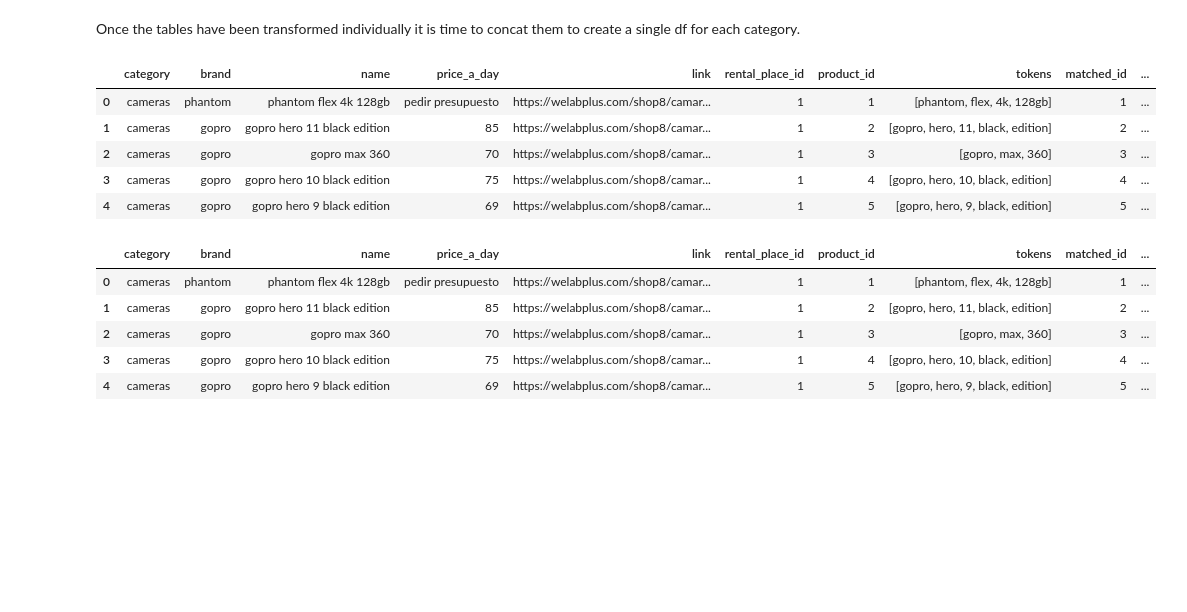
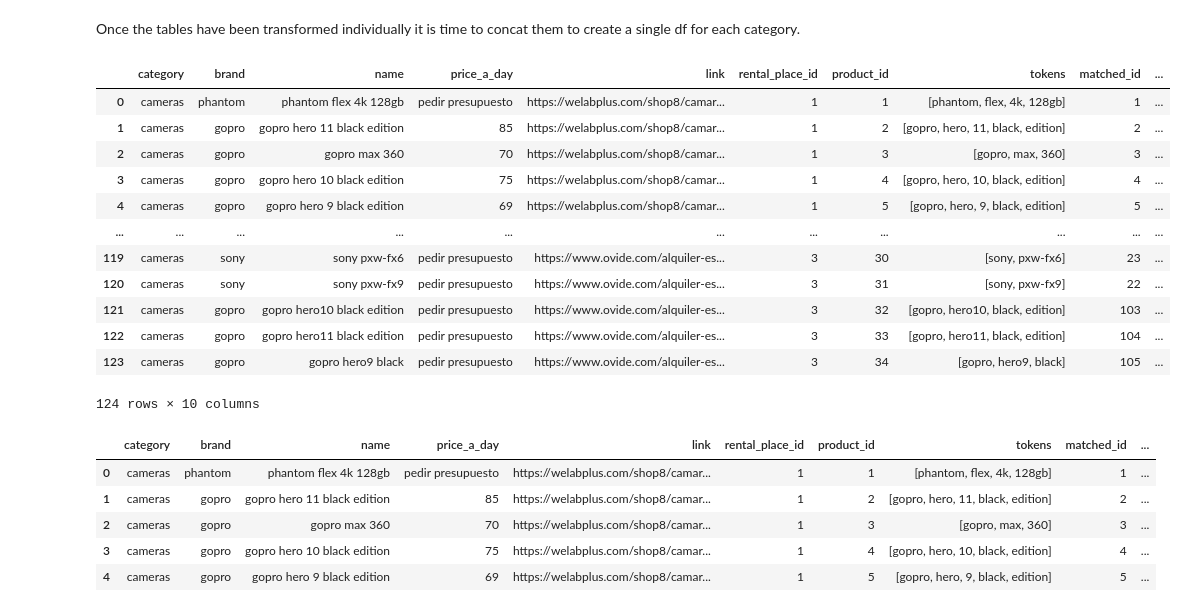
Before and after one commit to LeoBulcsu/finalproject, a Jupyter notebook: notebooks/data_transformation.ipynb, the cells around one changed output. Saved outputs shown, nothing was run; the diff lists cells and outputs as text; code cells hidden in the pictures; blank space fills up the shorter version.

```diff
--- a/notebooks/data_transformation.ipynb
+++ b/notebooks/data_transformation.ipynb
@@ -21,7 +21,7 @@ ov_lights = pd.read_json('../data/OVIDE/ovide_lights.json')
 ov_lenses = pd.read_json('../data/OVIDE/ovide_lenses.json')
 ov_audio = pd.read_json('../data/OVIDE/ovide_audio.json')
 # %%
-rental_places = pd.read_json('../data/rental_places.json')
+rental_places = pd.read_json('../data/CLEAN/rental_places.json')
 # %% [markdown]
 ### TRANSFORMATION
 # %%
@@ -147,14 +147,21 @@ lens_rental_df = pd.concat([wl_lens_3, rc_lenses_3, ov_lenses_3], ignore_index=T
 audio_rental_df = pd.concat([wl_audio_3, ov_audio_3], ignore_index=True)
 lights_rental_df = pd.concat([wl_lights_3, ov_lights_3], ignore_index=True)
 # %%
-camera_rental_df.head()
+camera_rental_df
 # %% [output]
 |  | category | brand | name | price_a_day | link | rental_place_id | product_id | tokens | matched_id | ... |
 | 0 | cameras | phantom | phantom flex 4k 128gb | pedir presupuesto | https://welabplus.com/shop8/camar... | 1 | 1 | [phantom, flex, 4k, 128gb] | 1 | ... |
 | 1 | cameras | gopro | gopro hero 11 black edition | 85 | https://welabplus.com/shop8/camar... | 1 | 2 | [gopro, hero, 11, black, edition] | 2 | ... |
 | 2 | cameras | gopro | gopro max 360 | 70 | https://welabplus.com/shop8/camar... | 1 | 3 | [gopro, max, 360] | 3 | ... |
 | 3 | cameras | gopro | gopro hero 10 black edition | 75 | https://welabplus.com/shop8/camar... | 1 | 4 | [gopro, hero, 10, black, edition] | 4 | ... |
 | 4 | cameras | gopro | gopro hero 9 black edition | 69 | https://welabplus.com/shop8/camar... | 1 | 5 | [gopro, hero, 9, black, edition] | 5 | ... |
+| ... | ... | ... | ... | ... | ... | ... | ... | ... | ... | ... |
+| 119 | cameras | sony | sony pxw-fx6 | pedir presupuesto | https://www.ovide.com/alquiler-es... | 3 | 30 | [sony, pxw-fx6] | 23 | ... |
+| 120 | cameras | sony | sony pxw-fx9 | pedir presupuesto | https://www.ovide.com/alquiler-es... | 3 | 31 | [sony, pxw-fx9] | 22 | ... |
+| 121 | cameras | gopro | gopro hero10 black edition | pedir presupuesto | https://www.ovide.com/alquiler-es... | 3 | 32 | [gopro, hero10, black, edition] | 103 | ... |
+| 122 | cameras | gopro | gopro hero11 black edition | pedir presupuesto | https://www.ovide.com/alquiler-es... | 3 | 33 | [gopro, hero11, black, edition] | 104 | ... |
+| 123 | cameras | gopro | gopro hero9 black | pedir presupuesto | https://www.ovide.com/alquiler-es... | 3 | 34 | [gopro, hero9, black] | 105 | ... |
+124 rows × 10 columns
 # %%
 """
 Cell generated by Data Wrangler.
```
Also changed, not shown: parts of 5 cells of this notebook.
